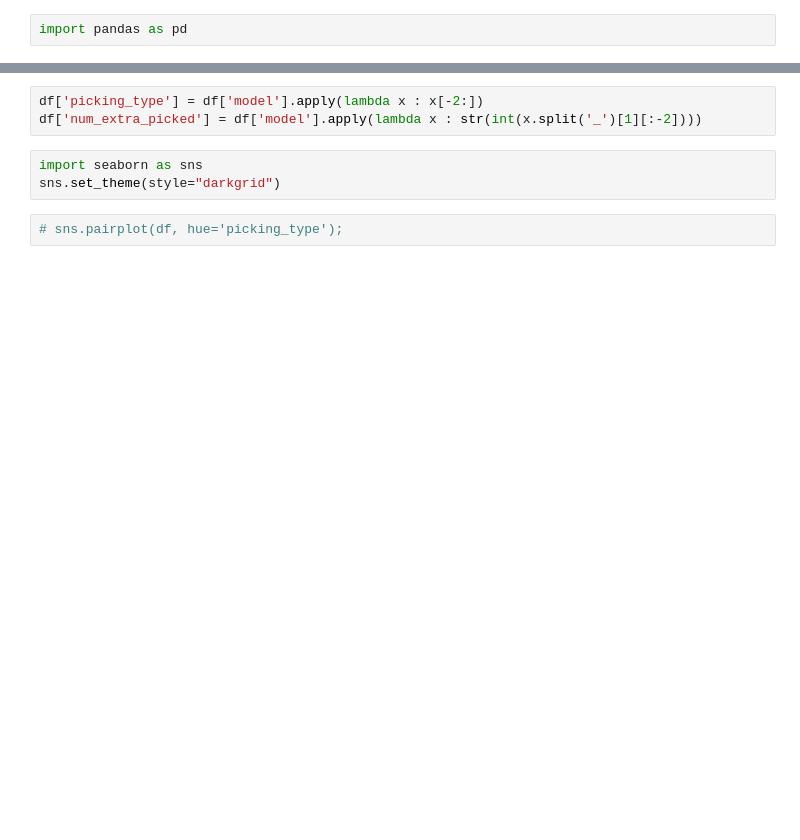
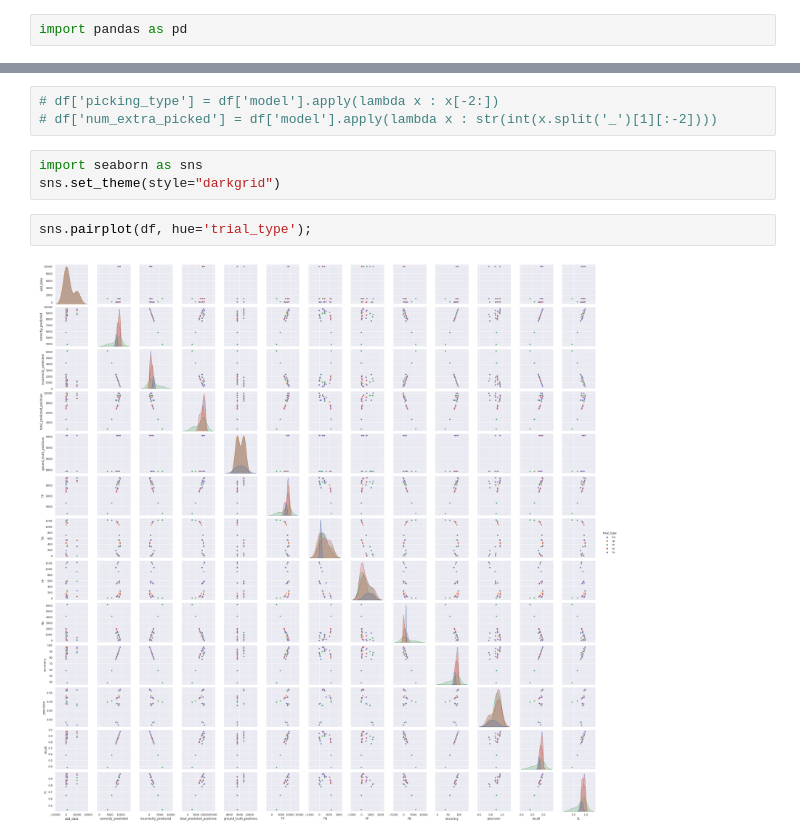
Before and after one commit to dmdequin/sentiment_analysis, a Jupyter notebook: sabrina/analyse_exp.ipynb, the cells around one changed output, grey strips where cells are left out. Saved outputs shown, nothing was run; the diff lists cells and outputs as text; blank space fills up the shorter version.

```diff
--- a/sabrina/analyse_exp.ipynb
+++ b/sabrina/analyse_exp.ipynb
@@ -5,11 +25,13 @@ df = pd.read_csv('../report/metrics/all_datasets.csv')
 # %%
-df['picking_type'] = df['model'].apply(lambda x : x[-2:])
-df['num_extra_picked'] = df['model'].apply(lambda x : str(int(x.split('_')[1][:-2])))
+# df['picking_type'] = df['model'].apply(lambda x : x[-2:])
+# df['num_extra_picked'] = df['model'].apply(lambda x : str(int(x.split('_')[1][:-2])))
 # %%
 import seaborn as sns
 sns.set_theme(style="darkgrid")
 # %%
-# sns.pairplot(df, hue='picking_type');
+sns.pairplot(df, hue='trial_type');
+# %% [output]
+[figure, added]
 # %%
 df.head(3)
 # %% [output]
```
Also changed, not shown: parts of 8 cells of this notebook, 11 other files.
